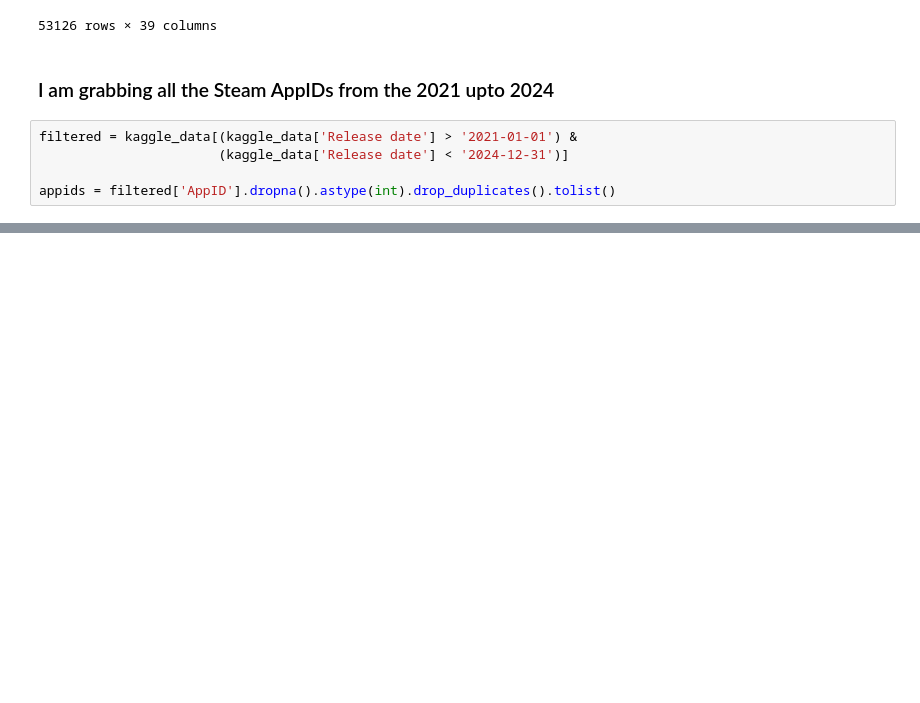
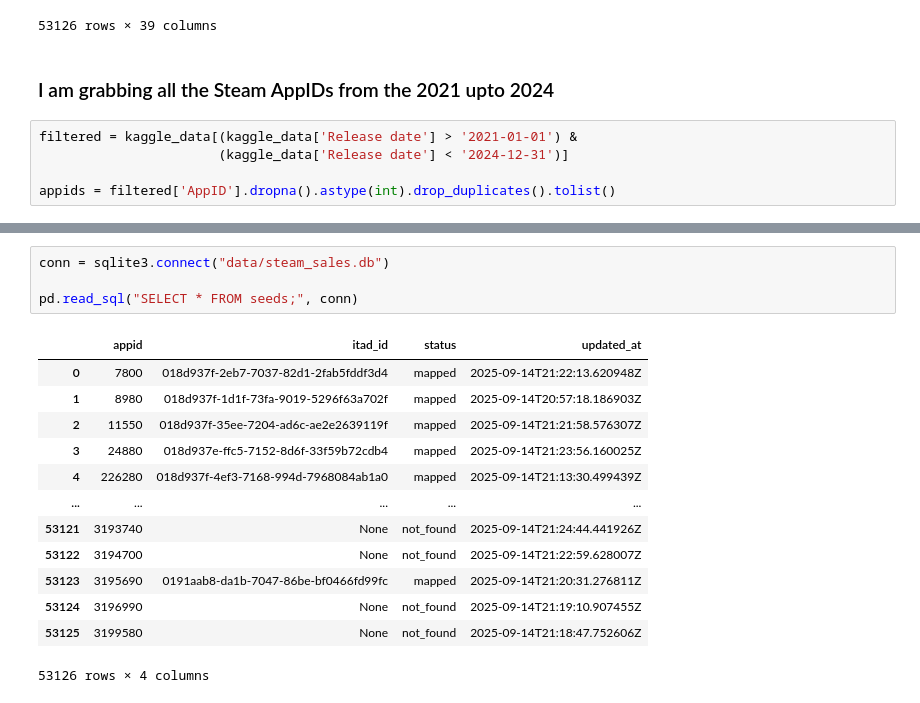
Before and after one commit to faraz1272/steam-discount-forecast, a Jupyter notebook: notebooks/data_collection.ipynb, the cells around one changed output, grey strips where cells are left out. Cells and saved outputs as stored; diff of their text form; blank space fills up the shorter version.

```diff
--- a/steam_discount_forecast.ipynb
+++ b/notebooks/data_collection.ipynb
@@ -257,0 +428,18 @@ appids = filtered['AppID'].dropna().astype(int).drop_duplicates().tolist()
+# %%
+conn = sqlite3.connect("data/steam_sales.db")
+
+pd.read_sql("SELECT * FROM seeds;", conn)
+# %% [output]
+|  | appid | itad_id | status | updated_at |
+| 0 | 7800 | 018d937f-2eb7-7037-82d1-2fab5fddf3d4 | mapped | 2025-09-14T21:22:13.620948Z |
+| 1 | 8980 | 018d937f-1d1f-73fa-9019-5296f63a702f | mapped | 2025-09-14T20:57:18.186903Z |
+| 2 | 11550 | 018d937f-35ee-7204-ad6c-ae2e2639119f | mapped | 2025-09-14T21:21:58.576307Z |
+| 3 | 24880 | 018d937e-ffc5-7152-8d6f-33f59b72cdb4 | mapped | 2025-09-14T21:23:56.160025Z |
+| 4 | 226280 | 018d937f-4ef3-7168-994d-7968084ab1a0 | mapped | 2025-09-14T21:13:30.499439Z |
+| ... | ... | ... | ... | ... |
+| 53121 | 3193740 | None | not_found | 2025-09-14T21:24:44.441926Z |
+| 53122 | 3194700 | None | not_found | 2025-09-14T21:22:59.628007Z |
+| 53123 | 3195690 | 0191aab8-da1b-7047-86be-bf0466fd99fc | mapped | 2025-09-14T21:20:31.276811Z |
+| 53124 | 3196990 | None | not_found | 2025-09-14T21:19:10.907455Z |
+| 53125 | 3199580 | None | not_found | 2025-09-14T21:18:47.752606Z |
+53126 rows × 4 columns
```
Also changed, not shown: parts of 25 cells of this notebook, 2 other files.
